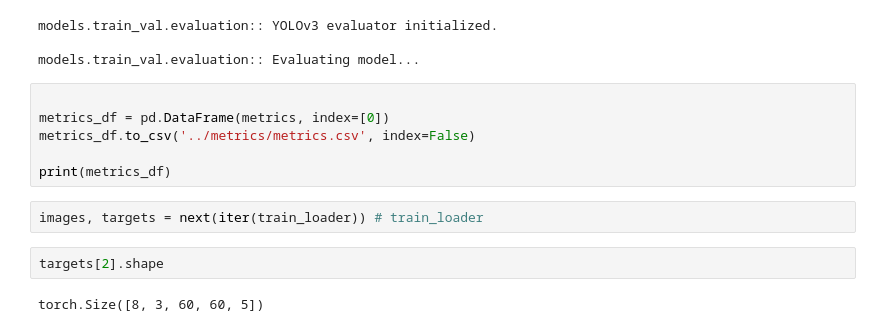
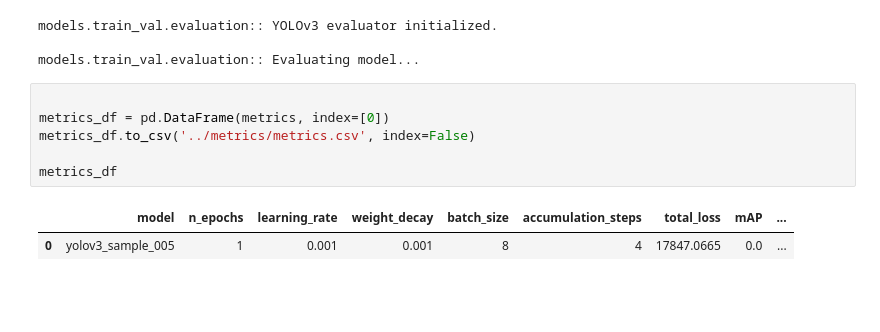
Before and after one commit to automatedtomato/sar_yolo, a Jupyter notebook: notebooks/0002_model_variation.ipynb, the cells around one changed output. Drawn from its saved outputs; the diff is of its cells as text; blank space fills up the shorter version.

```diff
--- a/notebooks/0002_model_variation.ipynb
+++ b/notebooks/0002_model_variation.ipynb
@@ -155,12 +157,9 @@ models.train_val.evaluation:: Evaluating model...
 # %%
 
 metrics_df = pd.DataFrame(metrics, index=[0])
 metrics_df.to_csv('../metrics/metrics.csv', index=False)
 
-print(metrics_df)
+metrics_df
+# %% [output]
+|  | model | n_epochs | learning_rate | weight_decay | batch_size | accumulation_steps | total_loss | mAP | ... |
+| 0 | yolov3_sample_005 | 1 | 0.001 | 0.001 | 8 | 4 | 17847.0665 | 0.0 | ... |
-# %%
-images, targets = next(iter(train_loader)) # train_loader
-# %%
-targets[2].shape
-# %% [output]
-torch.Size([8, 3, 60, 60, 5])
```
Also changed, not shown: parts of 3 cells of this notebook, 14 other files.
